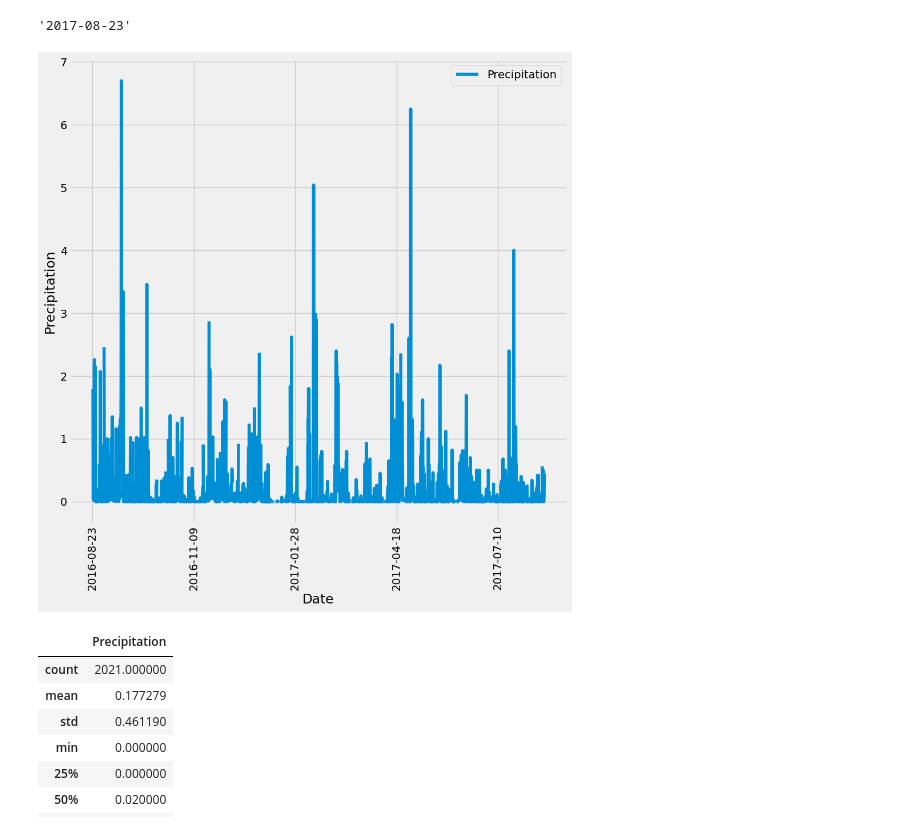
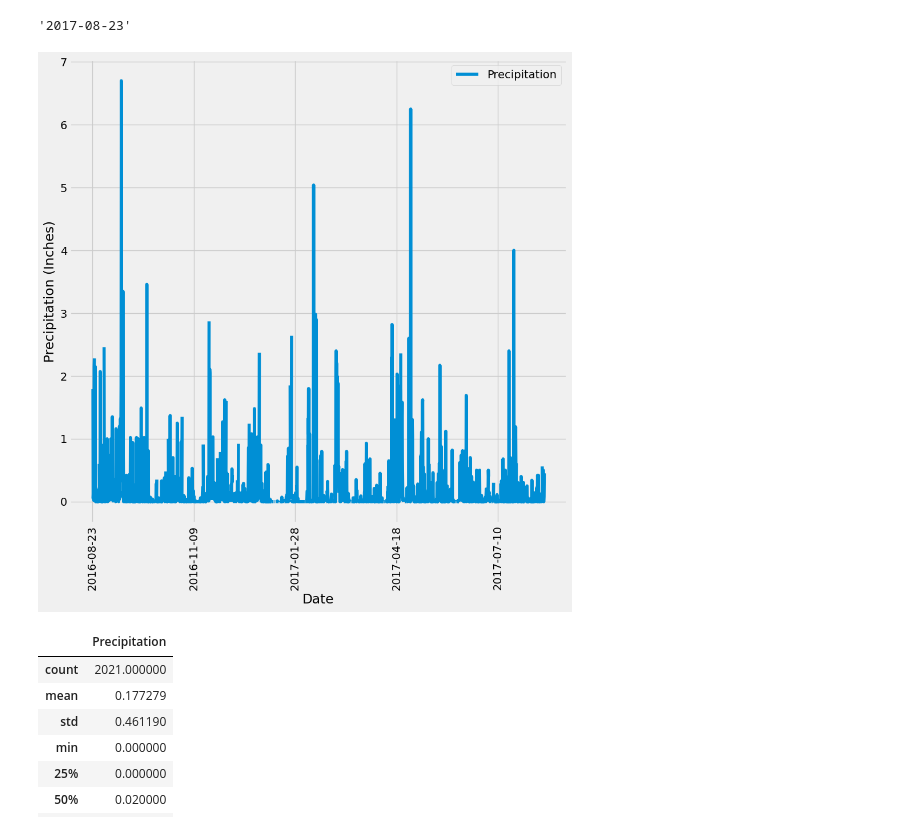
Before and after one commit to andymatsuura/sqlalchemy, a Jupyter notebook: climate_starter.ipynb, the cells around one changed output. Drawn from its saved outputs; the diff is of its cells as text; code cells hidden in the pictures.

```diff
--- a/climate_starter.ipynb
+++ b/climate_starter.ipynb
@@ -48,27 +48,27 @@ session.query(func.max(Measurement.date)).scalar()
 # %%
 # Design a query to retrieve the last 12 months of precipitation data and plot the results.
 # Starting from the most recent data point in the database.
 last_date = session.query(func.max(Measurement.date)).scalar()
 # Calculate the date one year from last date in data set. looked up how to do this
 year_ago = dt.datetime.strptime(last_date, "%Y-%m-%d") - dt.timedelta(days=365)
 q_date = year_ago.strftime('%Y-%m-%d')
 # Perform a query to retrieve the data and precipitation scores
 annual_precip = session.query(Measurement.date, Measurement.prcp).filter(Measurement.date >= '2016-08-23').all()
 # Save the query results as a Pandas DataFrame.
 annual_precip_df = pd.DataFrame(annual_precip)
 annual_precip_df.columns = ["Date", "Precipitation"]
 
 # Sort the dataframe by date
 sorted_df = annual_precip_df.sort_values(by='Date')
 
 # Use Pandas Plotting with Matplotlib to plot the data. used this method compared to plt thanks to learning assistant sibu
 sorted_df.plot(x='Date', y='Precipitation', rot=90, figsize=(10,10))
 plt.xlabel("Date")
-plt.ylabel("Precipitation")
+plt.ylabel("Precipitation (Inches)")
 plt.legend(["Precipitation"])
 plt.savefig("Images/Precip_Plot.png")
 # %% [output]
-[figure, old version]
+[figure, new version]
 # %%
 # Use Pandas to calculate the summary statistics for the precipitation data
 sorted_df.describe()
```
Also changed, not shown: parts of 1 cell of this notebook, 3 other files.
